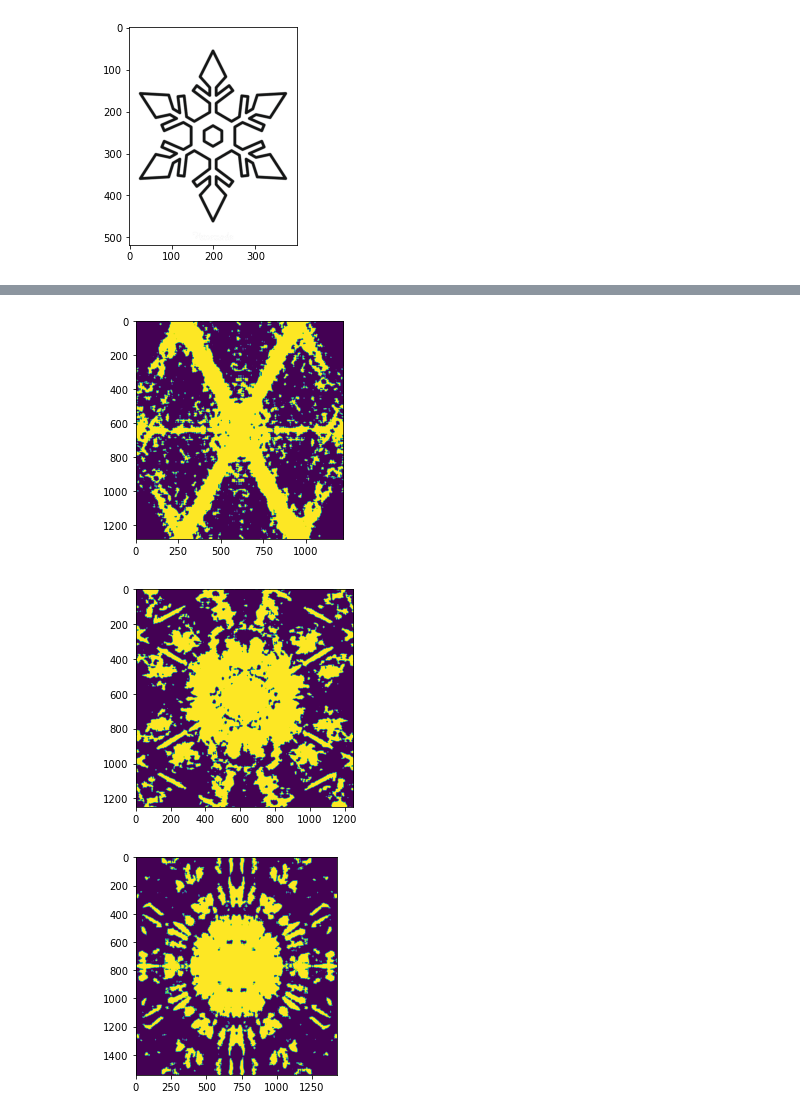
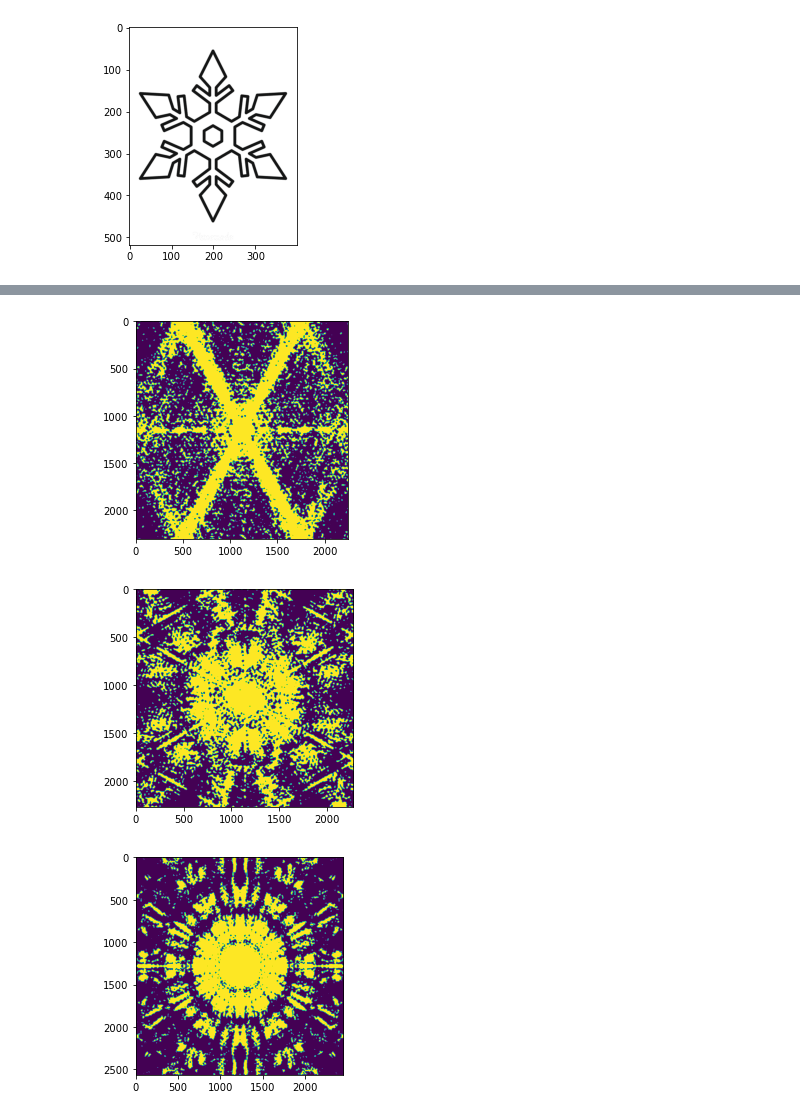
Before and after one commit to rosalindfranklininstitute/christmastree2022, a Jupyter notebook: xmas-tallography/snowflake_fft_test/snowflakes_fft.ipynb, the cells around one changed output, grey strips where cells are left out. Saved outputs shown, nothing was run; the diff lists cells and outputs as text; code cells hidden in the pictures.

```diff
--- a/xmas-tallography/snowflake_fft_test/snowflakes_fft.ipynb
+++ b/xmas-tallography/snowflake_fft_test/snowflakes_fft.ipynb
@@ -22,7 +22,10 @@ for image_path in glob.glob("images/*"):
 # FFT
 f_im_ls = []
 for im in image_ls:
-    pad_im = np.pad(im, (512,512), 'constant', constant_values=0)
+    dims = np.shape(im)
+    pad_x = int(np.ceil((1024-dims[0])/2))
+    pad_y = int(np.ceil((1024-dims[1])/2))
+    pad_im = np.pad(im, ((pad_x, pad_x),(pad_y, pad_y)), 'constant', constant_values=0)
     f_im =np.fft.fftshift( np.fft.fft2(pad_im))
     plt.figure()
     plt.imshow(np.abs(f_im) )
@@ -60,19 +67,21 @@ for f_im in f_im_ls:
 # %%
 # make masks
+import matplotlib.image
+
 i = 0
 for f_im in f_im_blur:
     #im_abs = np.abs(f_im)
     f_im = np.sum(f_im, 2)
     mean_pix_val = np.mean(np.mean(f_im))
     ind = f_im >= mean_pix_val
     ind1 = f_im < mean_pix_val
     f_im[ind]= 1
     f_im[ind1]= 0
     plt.figure()
     plt.imshow(f_im)
-    plt.savefig(f"masks/fft_mask_{i}.png")
+    matplotlib.image.imsave(f'masks/fft_mask_{i}.png', f_im)
     i= i+1
 # %% [output]
-[figure, old version]
+[figure, new version]
-[figure, old version]
+[figure, new version]
-[figure, old version]
+[figure, new version]
```
Also changed, not shown: parts of 3 cells of this notebook, 3 other files.
